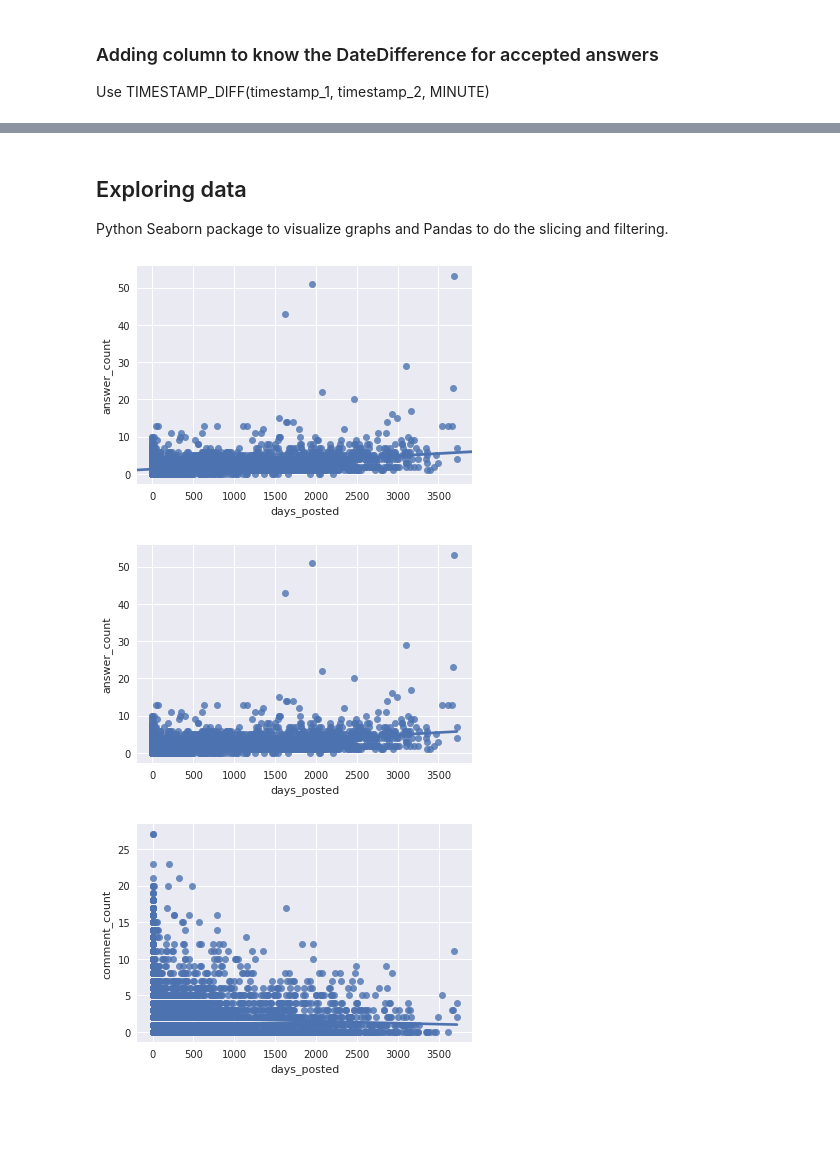
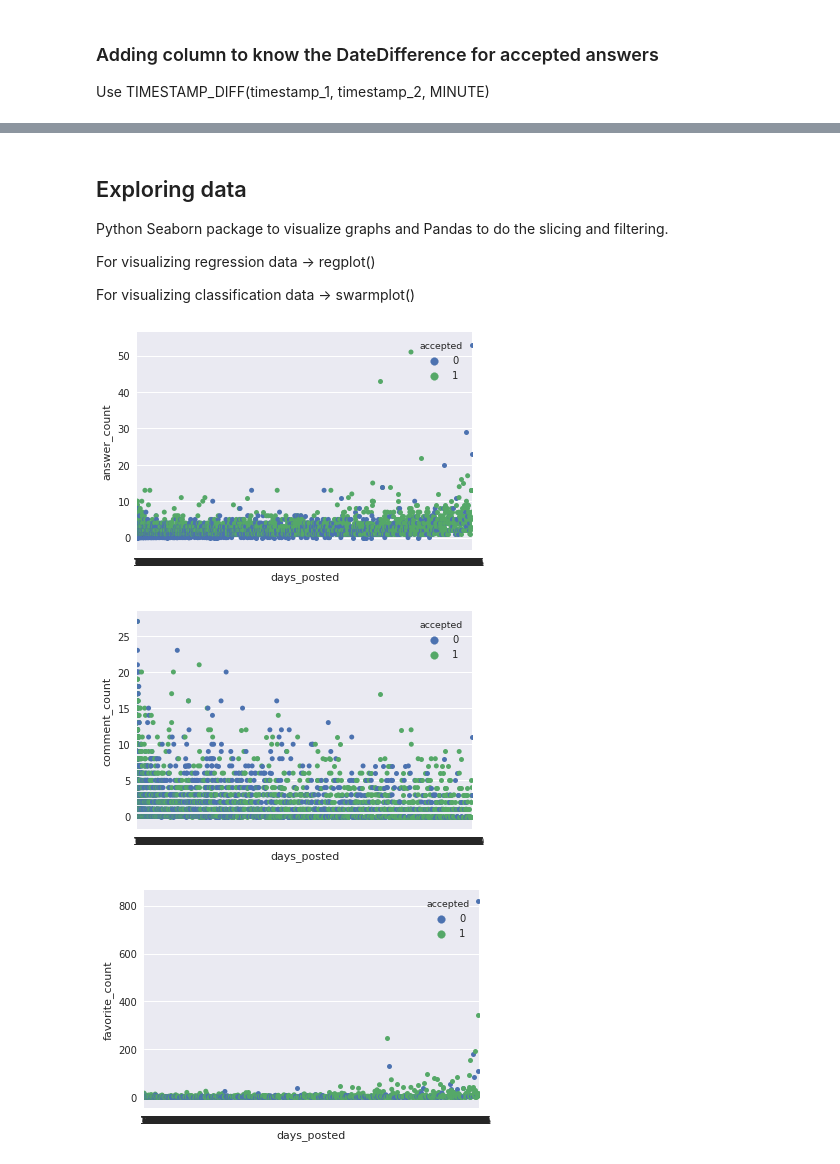
Before and after one commit to aishwarya34/GoogleCloudPlatform, a Jupyter notebook: create_datasets_stackoverflow.posts_questions.ipynb, the cells around one changed output, grey strips where cells are left out. Saved outputs shown, nothing was run; the diff lists cells and outputs as text; code cells hidden in the pictures; blank space fills up the shorter version.

```diff
--- a/create_datasets_stackoverflow.posts_questions.ipynb
+++ b/create_datasets_stackoverflow.posts_questions.ipynb
@@ -65,16 +65,20 @@ Total 17226 questions in StackOverflow Sample Dataset.
 # %% [markdown]
 ## Exploring data
 Python Seaborn package to visualize graphs and Pandas to do the slicing and filtering.
+
+For visualizing regression data -> regplot()
+
+For visualizing classification data -> swarmplot()
 # %%
-ax = sns.regplot(x="days_posted", y="answer_count", data=result)
+ax = sns.stripplot(x="days_posted", y="answer_count", hue="accepted", data=result)
 # %% [output]
-[figure, old version]
+[figure, new version]
 # %%
-ax = sns.regplot(x="days_posted", y="answer_count", ci = None, truncate= True, data=result)
+ax = sns.stripplot(x="days_posted", y="comment_count", hue="accepted", data=result)
 # %% [output]
-[figure, old version]
+[figure, new version]
 # %%
-ax = sns.regplot(x="days_posted", y="comment_count", ci = None, truncate= True, data=result)
+ax = sns.stripplot(x="days_posted", y="favorite_count", hue="accepted", data=result)
 # %% [output]
-[figure, old version]
+[figure, new version]
 # %%
```
Also changed, not shown: parts of 19 cells of this notebook.
